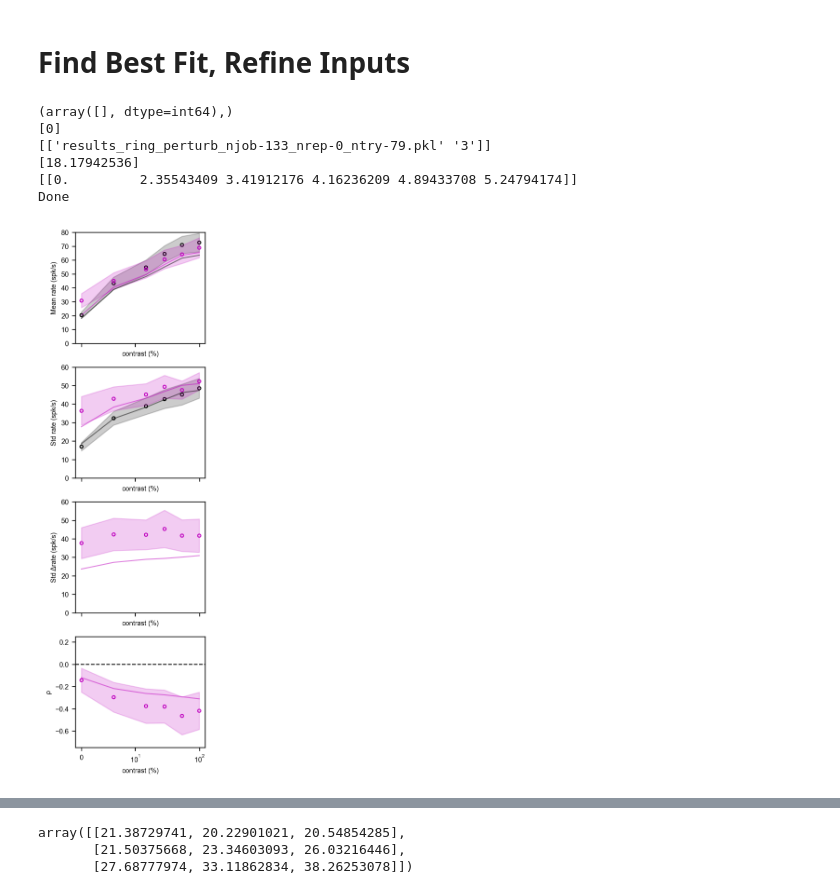
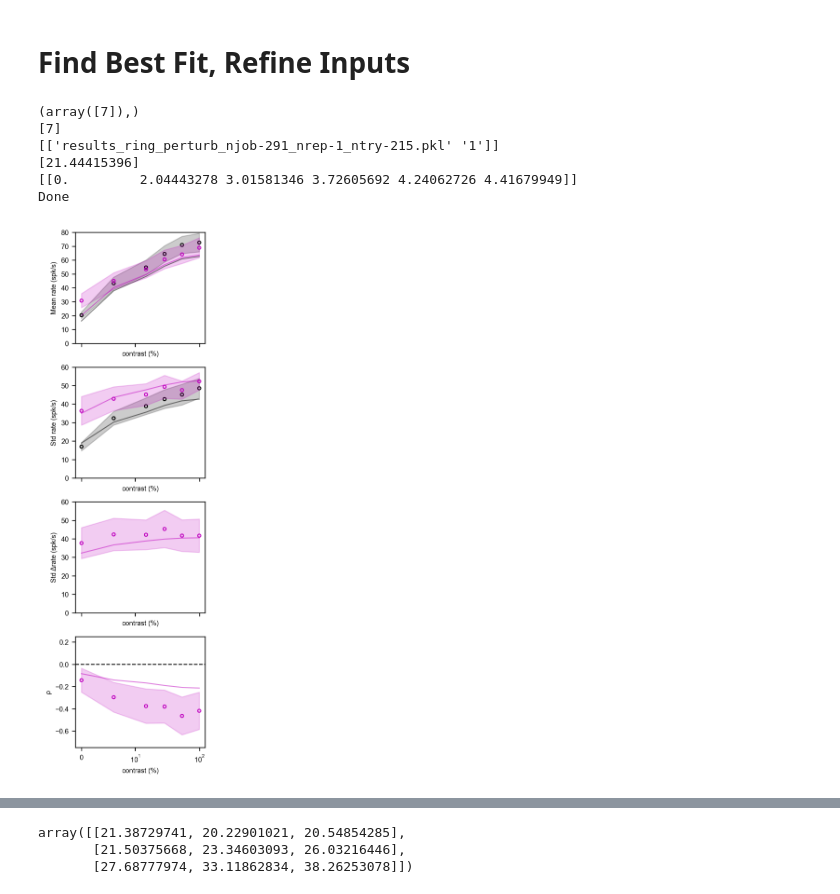
Before and after one commit to AddingAddict/ToroidalNetworks, a Jupyter notebook: sparse_weights/notebooks/baseline_suppression.ipynb, the cells around one changed output, grey strips where cells are left out. Drawn from its saved outputs; the diff is of its cells as text; code cells hidden in the pictures.

```diff
--- a/sparse_weights/notebooks/baseline_suppression.ipynb
+++ b/sparse_weights/notebooks/baseline_suppression.ipynb
@@ -445,32 +618,32 @@ candidate_idxs = np.array(candidate_idxs)
 # %% [markdown]
 # Find Best Fit, Refine Inputs
 # %%
-candidate_loss_cut = 19
-# chosen_idxs = candidate_costs < candidate_loss_cut
-chosen_idxs = [0]
+candidate_loss_cut = 21.5
+chosen_idxs = candidate_costs < candidate_loss_cut
+# chosen_idxs = [0]
 # chosen_idxs = np.logical_and(candidate_costs < candidate_loss_cut,candidate_in_bars[:,-1])
 # chosen_idxs = np.logical_and(candidate_costs < candidate_loss_cut,np.logical_and(candidate_in_bars[:,-2],candidate_in_bars[:,-1]))
 # chosen_idxs = np.all(candidate_in_bars,1)
 # chosen_idxs = np.logical_and(candidate_in_bars[:,-2],candidate_in_bars[:,-1])
 # chosen_idxs = np.logical_and(candidate_preds[:,-1,4] > 32,candidate_preds[:,-1,5] < -0.25)
 # chosen_idxs = np.logical_and([True if file[0] is not None and 'results_ring_perturb_njob-291_nrep-1' in file[0] else False for file in candidate_idxs],np.logical_and(candidate_preds[:,-1,4] > 35,candidate_preds[:,-1,5] < -0.3))
 print(np.where(chosen_idxs))
 print(candidate_njobs[chosen_idxs])
 print(candidate_idxs[chosen_idxs])
 print(candidate_costs[chosen_idxs])
 print(candidate_aXs[chosen_idxs])
 
-plot_many_preds([candidate_vsm_preds[chosen_idxs],
-                 candidate_vsm_preds[chosen_idxs]],'./../plots','candidate_fits_vsm',animal='monkey',
+plot_many_preds([candidate_vsm_preds[chosen_idxs][:,:,[0,1,2,3,5,7]],
+                 candidate_vsm_preds[chosen_idxs][:,:,[0,1,2,3,5,7]]],'./../plots','candidate_fits_vsm',animal='monkey',
     plot_delta_r=False)
 # %% [output]
-(array([], dtype=int64),)
-[0]
-[['results_ring_perturb_njob-133_nrep-0_ntry-79.pkl' '3']]
-[18.17942536]
-[[0.         2.35543409 3.41912176 4.16236209 4.89433708 5.24794174]]
+(array([7]),)
+[7]
+[['results_ring_perturb_njob-291_nrep-1_ntry-215.pkl' '1']]
+[21.44415396]
+[[0.         2.04443278 3.01581346 3.72605692 4.24062726 4.41679949]]
 Done
-[figure, old version]
+[figure, new version]
 # %%
 # costs = np.zeros((1,3,3))
 # for i,SoriEx in enumerate([1.0,]):
```
Also changed, not shown: parts of 7 cells of this notebook, 7 other files.
